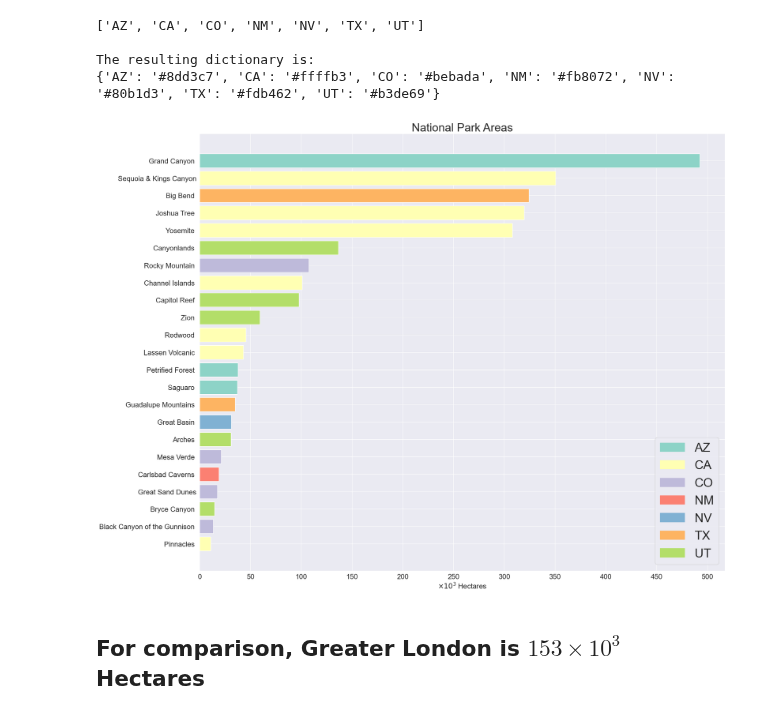
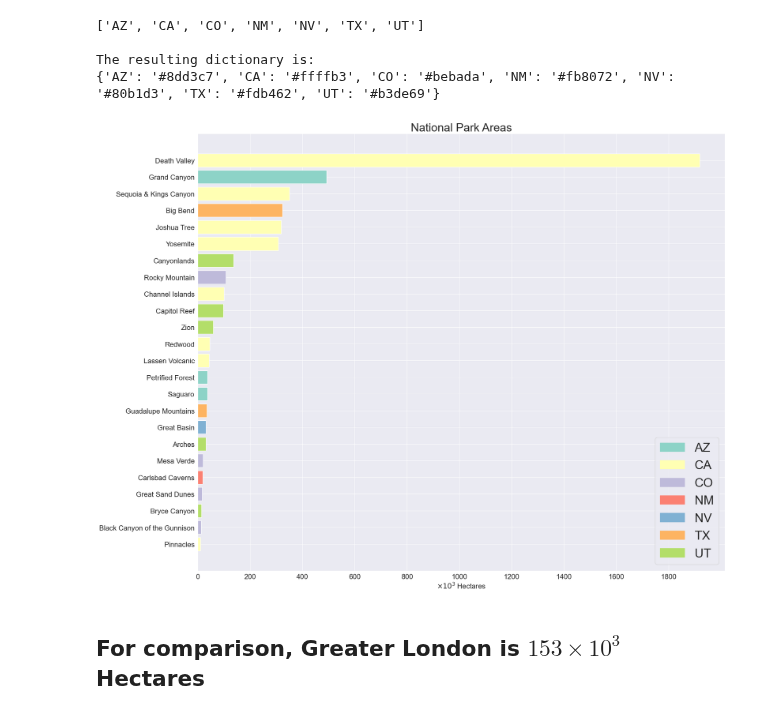
Before and after one commit to pineapple-bois/Biodiversity-In-National-Parks-Real-World, a Jupyter notebook: analysis.ipynb, the cells around one changed output. Drawn from its saved outputs; the diff is of its cells as text; code cells hidden in the pictures.

```diff
--- a/analysis.ipynb
+++ b/analysis.ipynb
@@ -81,0 +86,4 @@ with shape: (6504, 13)
+# %%
+sw_birds_df.drop(columns=['park_name_x'], axis=1, inplace=True)
+sw_birds_df.rename(columns={'park_name_y': 'park_name'}, inplace=True)
+sw_birds_df.head(10)
@@ -240,20 +257,13 @@ count
 # %% [markdown]
 #### Defining DataFrame `sw_birds_df_two`
 # %%
-# Define new DF `sw_birds_df_two`
-sw_birds_df_two = sw_birds_df
-conservation_dummies = pd.get_dummies(sw_birds_df_two['conservation_status'])\
+conservation_dummies = pd.get_dummies(sw_birds_df['conservation_status'])\
     .rename(columns=lambda x: x.lower().replace(' ', '_')).astype(bool)
-sw_birds_df_two = pd.concat([sw_birds_df_two, conservation_dummies], axis=1)
+sw_birds_df = pd.concat([sw_birds_df, conservation_dummies], axis=1)
 # %%
-parks_pro_counts_two = sw_birds_df_two.groupby(['state', 'park_name'])\
+parks_pro_counts_two = sw_birds_df.groupby(['state', 'park_name'])\
                                         [['least_concern', 'endangered', 'in_recovery', 'species_of_concern', 'threatened', 'under_review']].sum()\
                                         .reset_index()
-# Split 'park_name' in this dataframe to remove 'National Park'
-parks_pro_counts_two['park_name'] = parks_pro_counts_two['park_name'].apply(lambda x: x[:-13] if x.endswith(" National Park") else x)
-# lambda function doesn't apply to indices [8] or [11] so,
-parks_pro_counts_two.at[8, 'park_name'] = 'Sequoia & Kings Canyon'
-parks_pro_counts_two.at[11, 'park_name'] = 'Great Sand Dunes'
 
 percent = round((parks_pro_counts_two.endangered
                 + parks_pro_counts_two.in_recovery
@@ -358,7 +365,7 @@ for i, state in enumerate(states_list_short):
     ax.set(yticks=ind + width, yticklabels=[f'{park}\n{age}%'
                 for park, age in zip(data.park_name, age_protected)], ylim=[2*width - 1, len(data)])
     plt.yticks(rotation=0, fontsize=14)
-    plt.xticks(np.arange(25,400,25))
+    plt.xticks(np.arange(25,500,25))
     plt.xlabel('Number of Species', fontsize=12)
     plt.legend(handles=handles, fontsize=10)
     plt.gca().invert_yaxis() # y-axis runs from top to bottom
@@ -450,22 +455,22 @@ The resulting dictionary is:
 # %%
 # legend colours
 handles_three = [mpatches.Patch(color=colour, label=label) for label, colour in state_colour.items()]
 # bar colours with lambda function
 colour = park_area_df['state'].apply(lambda x: state_colour[x])
 
 plt.figure(figsize=(20,15))
 plt.title('National Park Areas', fontsize=26)
 plt.barh(y=park_area_df.park_name, width=park_area_df.hectares, color=colour)
 plt.yticks(rotation=0, fontsize=16)
-plt.xticks(np.arange(0,550,50), fontsize=16)
+plt.xticks(np.arange(0,2000,200), fontsize=16)
 plt.xlabel(f'$\\times 10^{3}$ Hectares', fontsize=16)
 plt.legend(handles=handles_three, fontsize=28)
 plt.grid(True)
 
 plt.tight_layout()
 plt.show()
 # %% [output]
-[figure, old version]
+[figure, new version]
 # %% [markdown]
 ## For comparison, Greater London is $153\times 10^{3}$ Hectares
 # %% [markdown]
```
Also changed, not shown: parts of 32 cells of this notebook.
